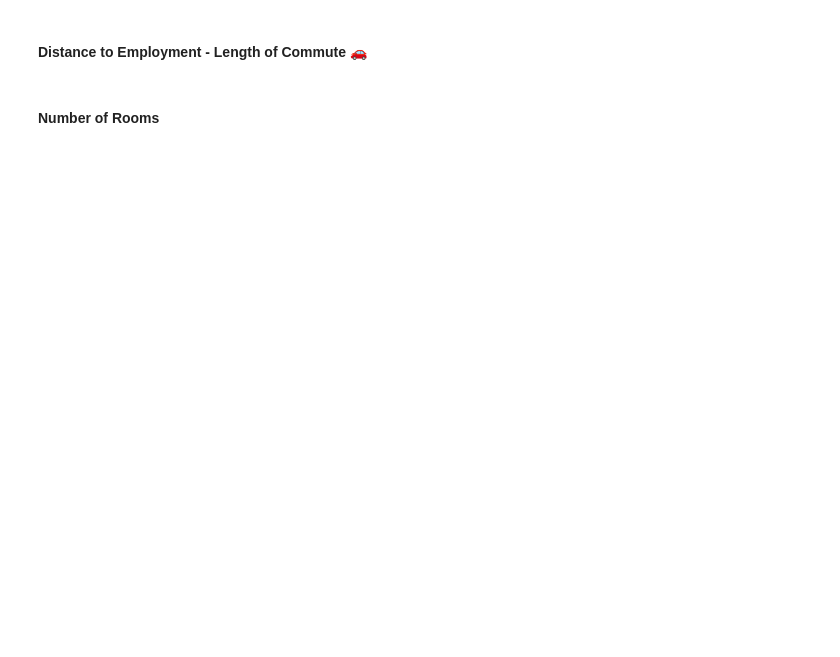
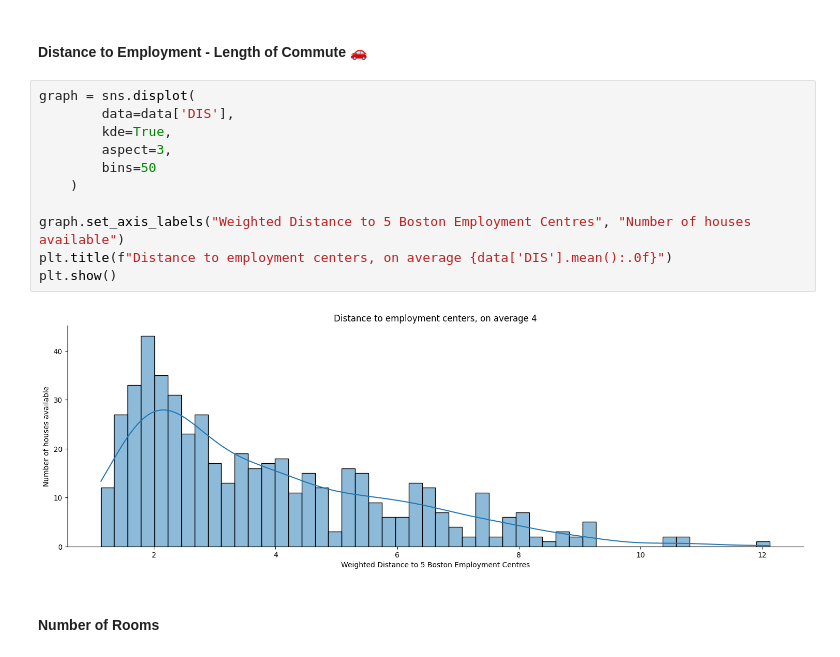
Before and after one commit to juandrzej/100days_of_code, a Jupyter notebook: 100days_of_code_day81_boston_house_prices/Multivariable_Regression_and_Valuation_Model.ipynb, the cells around one changed output. Saved outputs shown, nothing was run; the diff lists cells and outputs as text; blank space fills up the shorter version.

```diff
--- a/100days_of_code_day81_boston_house_prices/Multivariable_Regression_and_Valuation_Model.ipynb
+++ b/100days_of_code_day81_boston_house_prices/Multivariable_Regression_and_Valuation_Model.ipynb
@@ -153,4 +153,17 @@ graph.set_titles(f"Houses prices in 1970s Boston, on average ${data['PRICE'].mea
 # %% [markdown]
 #### Distance to Employment - Length of Commute 🚗
+# %%
+graph = sns.displot(
+        data=data['DIS'],
+        kde=True,
+        aspect=3,
+        bins=50
+    )
+
+graph.set_axis_labels("Weighted Distance to 5 Boston Employment Centres", "Number of houses available")
+plt.title(f"Distance to employment centers, on average {data['DIS'].mean():.0f}")
+plt.show()
+# %% [output]
+[figure, added]
 # %% [markdown]
 #### Number of Rooms
```
Also changed, not shown: parts of 4 cells of this notebook.
